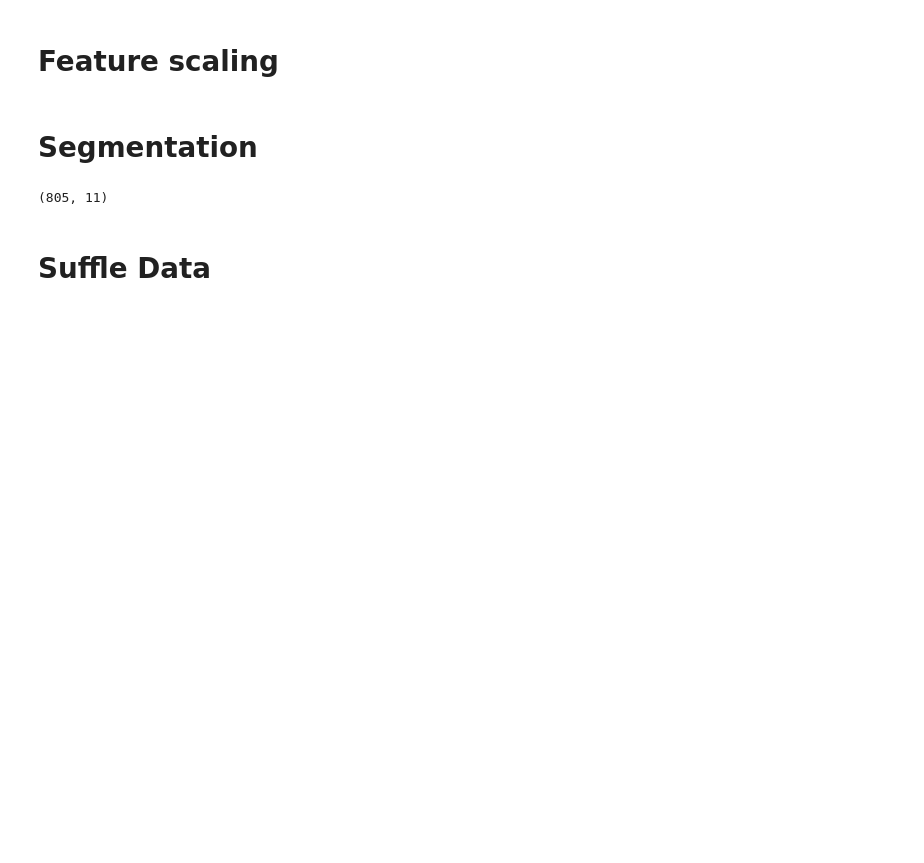
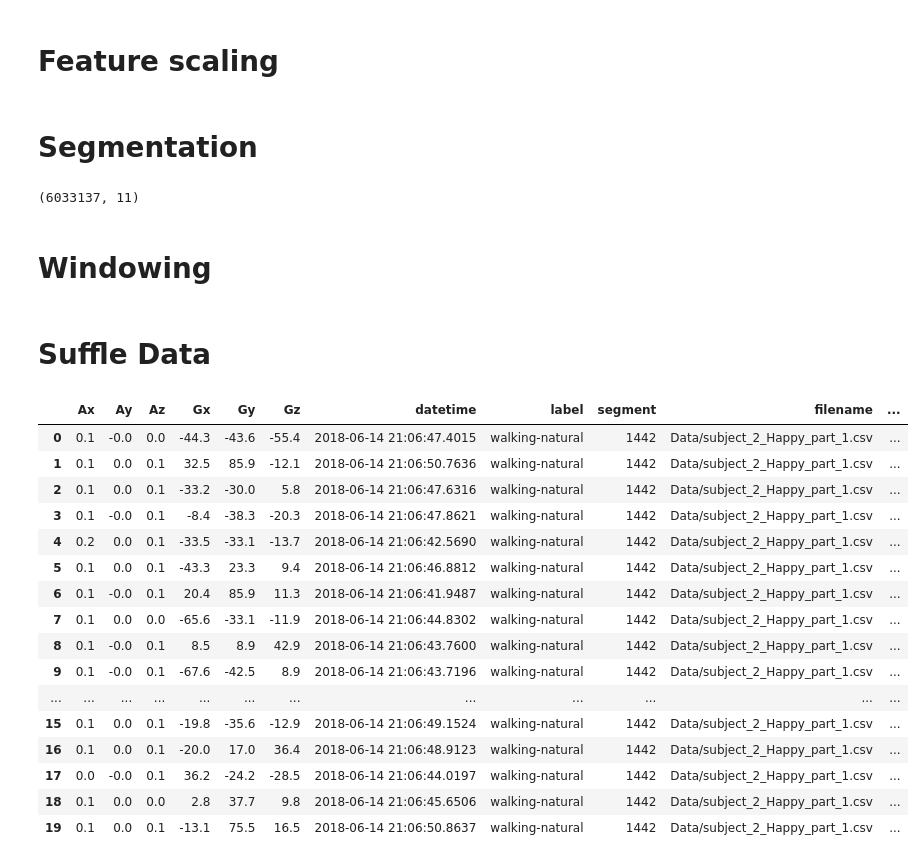
Before and after one commit to jacob-kamminga/AI_Sensus_thesis_experiments, a Jupyter notebook: Preprocessing.ipynb, the cells around one changed output. Saved outputs shown, nothing was run; the diff lists cells and outputs as text; code cells hidden in the pictures; blank space fills up the shorter version.

```diff
--- a/Preprocessing.ipynb
+++ b/Preprocessing.ipynb
@@ -197,31 +236,11 @@ train['Ay'] = train['Ay'] / train_y_max
 train['Az'] = train['Az'] / train_z_max
 # %% [markdown]
 # Segmentation
-# %%
-#segmenting based on segments column
-def create_segments(data_frame):
-
-    segmented = data_frame.groupby('segment')
-    segments = []
-    for k, v in segmented:
-        segments.append(v)
-    return segments
-
-
-train = create_segments(train)
-test = create_segments(test)
-
-train_segments = []
-for i in train:
-    trainlen = len(i)
-    train_segments.append(trainlen)
-
-test_segments = []
-for i in test:
-    testlen = len(i)
-    test_segments.append(testlen)
-
-train[1].shape
-test[0].shape
-# %% [output]
-(805, 11)
+# %%
+seg_train = [y for x, y in train.groupby('segment', as_index=False)]
+seg_test = [y for x, y in test.groupby('segment', as_index=False)]
+train.shape
+# %% [output]
+(6033137, 11)
+# %% [markdown]
+# Windowing
@@ -229,20 +279,33 @@ test[0].shape
 # Suffle Data
 # %%
 #shuffling the whole dataframe
-def shuffle(data_frame):
-    '''Function to shuffle dataframe'''
-    return data_frame.sample(frac=1).reset_index(drop=True)
+# def shuffleData(data_frame):
+#     '''Function to shuffle dataframe'''
+#     return data_frame.sample(frac=1).reset_index(drop=True)
+
+# shuf_train = []
+
+# for i in seg_train:
+#     shuf_train.append(shuffleData(i))
 
 
-shuffled_train = []
-
-for t in train:
-    shuffled_train.append(shuffle(t))
-
-shuffled_test = []
-
-for t in train:
-    shuffled_test.append(shuffle(t))
-
-
-train = shuffled_train
+# train = shuf_train
+# train[0].head(20)
+# %% [output]
+|  | Ax | Ay | Az | Gx | Gy | Gz | datetime | label | segment | filename | ... |
+| 0 | 0.1 | -0.0 | 0.0 | -44.3 | -43.6 | -55.4 | 2018-06-14 21:06:47.4015 | walking-natural | 1442 | Data/subject_2_Happy_part_1.csv | ... |
+| 1 | 0.1 | 0.0 | 0.1 | 32.5 | 85.9 | -12.1 | 2018-06-14 21:06:50.7636 | walking-natural | 1442 | Data/subject_2_Happy_part_1.csv | ... |
+| 2 | 0.1 | 0.0 | 0.1 | -33.2 | -30.0 | 5.8 | 2018-06-14 21:06:47.6316 | walking-natural | 1442 | Data/subject_2_Happy_part_1.csv | ... |
+| 3 | 0.1 | -0.0 | 0.1 | -8.4 | -38.3 | -20.3 | 2018-06-14 21:06:47.8621 | walking-natural | 1442 | Data/subject_2_Happy_part_1.csv | ... |
+| 4 | 0.2 | 0.0 | 0.1 | -33.5 | -33.1 | -13.7 | 2018-06-14 21:06:42.5690 | walking-natural | 1442 | Data/subject_2_Happy_part_1.csv | ... |
+| 5 | 0.1 | 0.0 | 0.1 | -43.3 | 23.3 | 9.4 | 2018-06-14 21:06:46.8812 | walking-natural | 1442 | Data/subject_2_Happy_part_1.csv | ... |
+| 6 | 0.1 | -0.0 | 0.1 | 20.4 | 85.9 | 11.3 | 2018-06-14 21:06:41.9487 | walking-natural | 1442 | Data/subject_2_Happy_part_1.csv | ... |
+| 7 | 0.1 | 0.0 | 0.0 | -65.6 | -33.1 | -11.9 | 2018-06-14 21:06:44.8302 | walking-natural | 1442 | Data/subject_2_Happy_part_1.csv | ... |
+| 8 | 0.1 | -0.0 | 0.1 | 8.5 | 8.9 | 42.9 | 2018-06-14 21:06:43.7600 | walking-natural | 1442 | Data/subject_2_Happy_part_1.csv | ... |
+| 9 | 0.1 | -0.0 | 0.1 | -67.6 | -42.5 | 8.9 | 2018-06-14 21:06:43.7196 | walking-natural | 1442 | Data/subject_2_Happy_part_1.csv | ... |
+| ... | ... | ... | ... | ... | ... | ... | ... | ... | ... | ... | ... |
+| 15 | 0.1 | 0.0 | 0.1 | -19.8 | -35.6 | -12.9 | 2018-06-14 21:06:49.1524 | walking-natural | 1442 | Data/subject_2_Happy_part_1.csv | ... |
+| 16 | 0.1 | 0.0 | 0.1 | -20.0 | 17.0 | 36.4 | 2018-06-14 21:06:48.9123 | walking-natural | 1442 | Data/subject_2_Happy_part_1.csv | ... |
+| 17 | 0.0 | -0.0 | 0.1 | 36.2 | -24.2 | -28.5 | 2018-06-14 21:06:44.0197 | walking-natural | 1442 | Data/subject_2_Happy_part_1.csv | ... |
+| 18 | 0.1 | 0.0 | 0.0 | 2.8 | 37.7 | 9.8 | 2018-06-14 21:06:45.6506 | walking-natural | 1442 | Data/subject_2_Happy_part_1.csv | ... |
+| 19 | 0.1 | 0.0 | 0.1 | -13.1 | 75.5 | 16.5 | 2018-06-14 21:06:50.8637 | walking-natural | 1442 | Data/subject_2_Happy_part_1.csv | ... |
```
Also changed, not shown: parts of 10 cells of this notebook.
